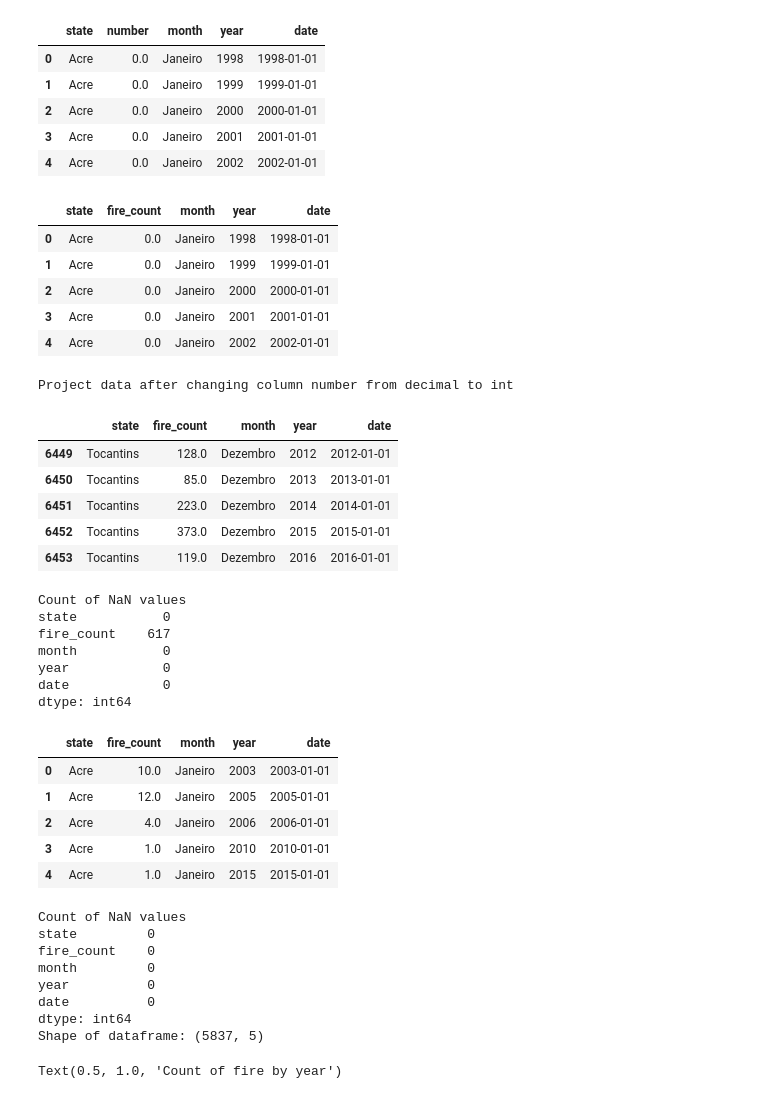
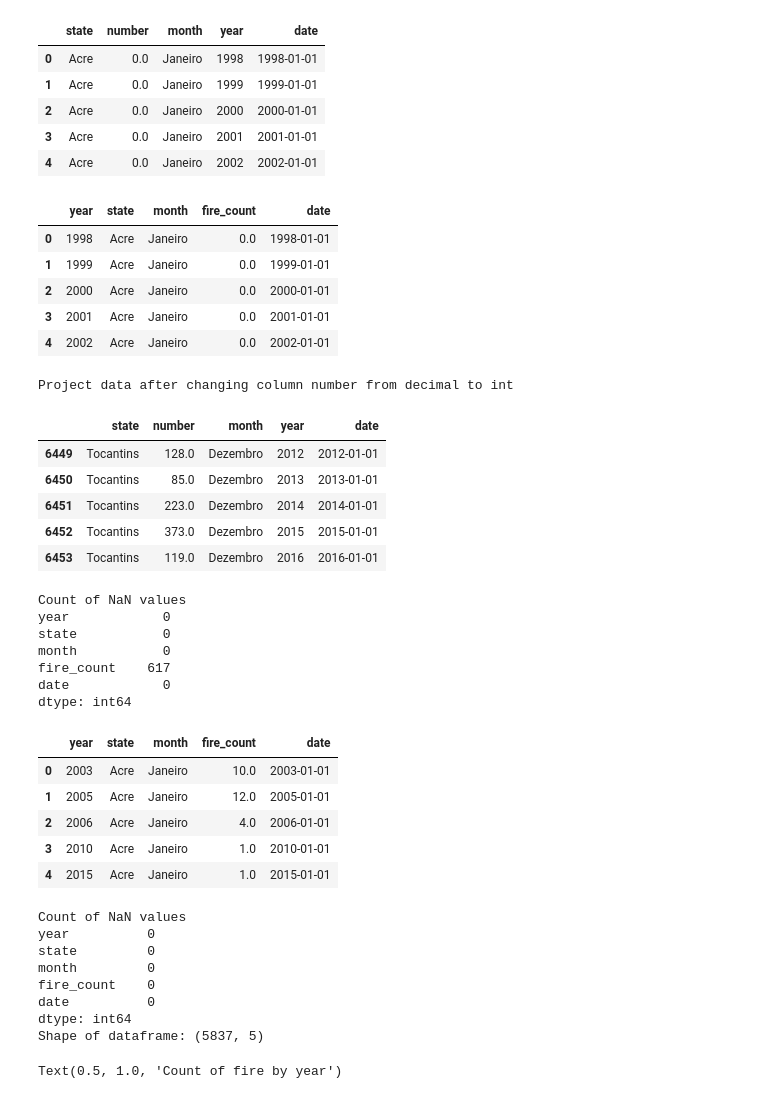
Before and after one commit to hamletinatonakanyan/DS_course, a Jupyter notebook: src/data_engineering/project_data_engineering.ipynb, the cells around one changed output. Saved outputs shown, nothing was run; the diff lists cells and outputs as text; code cells hidden in the pictures.

Commit message:
Data importing, cleaning, grouping, visualizing

```diff
--- a/src/data_engineering/Project_data_engineering.ipynb
+++ b/src/data_engineering/project_data_engineering.ipynb
@@ -14,9 +14,9 @@ tabula.convert_into(r'Data Project 2.pdf',
                     pages='all')
 # %%
 # Reading project data through pandas csv
-project2_data = pd.read_csv('Data Project 2.csv',
+project_data = pd.read_csv('data\project_data.csv',
                             encoding='ISO-8859-1')
-project2_data.head()
+project_data.head()
 # %% [output]
 |  | year | state | month | number | date |
 | 0 | 1998 | Acre | Janeiro | 0.0 | 1998-01-01 |
@@ -26,8 +26,8 @@ project2_data.head()
 | 4 | 2002 | Acre | Janeiro | 0.0 | 2002-01-01 |
 # %%
 # Convert csv file to pandas DataFrame
-df_project2 =pd.DataFrame(project2_data)
-df_project2.head()
+df_project =pd.DataFrame(project_data)
+df_project.head()
 # %% [output]
 |  | year | state | month | number | date |
 | 0 | 1998 | Acre | Janeiro | 0.0 | 1998-01-01 |
@@ -48,23 +48,23 @@ df_project2.head()
 | 4 | Acre | 0.0 | Janeiro | 2002 | 2002-01-01 |
 # %%
 # Rename column 'number' to 'fire_count'
-df_project2.rename(columns={'number': 'fire_count'}, inplace=True)
-df_project2.head()
+df_project.rename(columns={'number': 'fire_count'}, inplace=True)
+df_project.head()
 # %% [output]
-|  | state | fire_count | month | year | date |
-| 0 | Acre | 0.0 | Janeiro | 1998 | 1998-01-01 |
-| 1 | Acre | 0.0 | Janeiro | 1999 | 1999-01-01 |
-| 2 | Acre | 0.0 | Janeiro | 2000 | 2000-01-01 |
-| 3 | Acre | 0.0 | Janeiro | 2001 | 2001-01-01 |
-| 4 | Acre | 0.0 | Janeiro | 2002 | 2002-01-01 |
+|  | year | state | month | fire_count | date |
+| 0 | 1998 | Acre | Janeiro | 0.0 | 1998-01-01 |
+| 1 | 1999 | Acre | Janeiro | 0.0 | 1999-01-01 |
+| 2 | 2000 | Acre | Janeiro | 0.0 | 2000-01-01 |
+| 3 | 2001 | Acre | Janeiro | 0.0 | 2001-01-01 |
+| 4 | 2002 | Acre | Janeiro | 0.0 | 2002-01-01 |
 # %%
 # changing numbers structure
-df_project2['fire_count'].replace('.', '', inplace=True)
+df_project['fire_count'].replace('.', '', inplace=True)
 print('Project data after changing column number from decimal to int\n\n')
 df_project2.tail()
 # %% [output]
 Project data after changing column number from decimal to int
-|  | state | fire_count | month | year | date |
+|  | state | number | month | year | date |
 | 6449 | Tocantins | 128.0 | Dezembro | 2012 | 2012-01-01 |
 | 6450 | Tocantins | 85.0 | Dezembro | 2013 | 2013-01-01 |
 | 6451 | Tocantins | 223.0 | Dezembro | 2014 | 2014-01-01 |
@@ -72,38 +72,38 @@ Project data after changing column number from decimal to int
 | 6453 | Tocantins | 119.0 | Dezembro | 2016 | 2016-01-01 |
 # %%
 # covert all 0 values in number column to NaN, checking all NaN values
-df_project2['fire_count'] = df_project2['fire_count'].replace(0, np.nan)
-print(f"Count of NaN values\n{df_project2.isnull().sum()}")
+df_project['fire_count'] = df_project['fire_count'].replace(0, np.nan)
+print(f"Count of NaN values\n{df_project.isnull().sum()}")
 # %% [output]
 Count of NaN values
+year            0
 state           0
+month           0
 fire_count    617
-month           0
-year            0
 date            0
 dtype: int64
 # %%
 # Drop all NaN values and reset index
-df_project2.dropna(inplace=True)
-df_project2 = df_project2.reset_index(drop=True)
-df_project2.head()
+df_project.dropna(inplace=True)
+df_project = df_project.reset_index(drop=True)
+df_project.head()
 # %% [output]
-|  | state | fire_count | month | year | date |
-| 0 | Acre | 10.0 | Janeiro | 2003 | 2003-01-01 |
-| 1 | Acre | 12.0 | Janeiro | 2005 | 2005-01-01 |
-| 2 | Acre | 4.0 | Janeiro | 2006 | 2006-01-01 |
-| 3 | Acre | 1.0 | Janeiro | 2010 | 2010-01-01 |
-| 4 | Acre | 1.0 | Janeiro | 2015 | 2015-01-01 |
+|  | year | state | month | fire_count | date |
+| 0 | 2003 | Acre | Janeiro | 10.0 | 2003-01-01 |
+| 1 | 2005 | Acre | Janeiro | 12.0 | 2005-01-01 |
+| 2 | 2006 | Acre | Janeiro | 4.0 | 2006-01-01 |
+| 3 | 2010 | Acre | Janeiro | 1.0 | 2010-01-01 |
+| 4 | 2015 | Acre | Janeiro | 1.0 | 2015-01-01 |
 # %%
 # Checking if there is not any NaN values and printing shape of dataframe
-print(f"Count of NaN values\n{df_project2.isnull().sum()}")
-print(f'Shape of dataframe: {df_project2.shape}')
+print(f"Count of NaN values\n{df_project.isnull().sum()}")
+print(f'Shape of dataframe: {df_project.shape}')
 # %% [output]
 Count of NaN values
+year          0
 state         0
+month         0
 fire_count    0
-month         0
-year          0
 date          0
 dtype: int64
 Shape of dataframe: (5837, 5)
```
Also changed, not shown: parts of 4 cells of this notebook, 1 other file.
